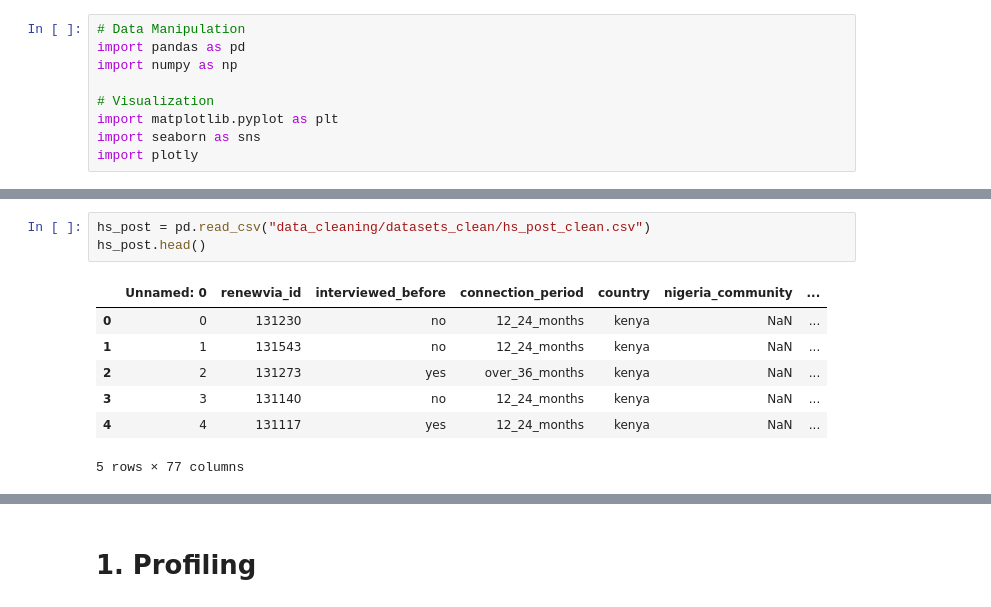
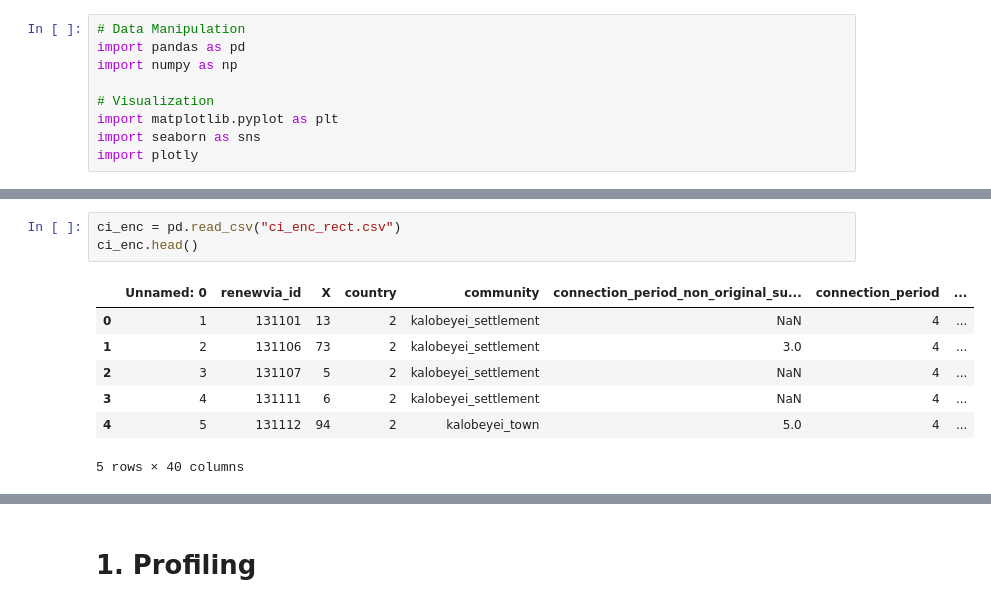
Before and after one commit to Renewvia-Energy/survey_impact_analysis, a Jupyter notebook: eda.ipynb, the cells around one changed output, grey strips where cells are left out. Saved outputs shown, nothing was run; the diff lists cells and outputs as text.

```diff
--- a/eda.ipynb
+++ b/eda.ipynb
@@ -21,11 +47,11 @@ initial.head()
 # %%
-hs_post = pd.read_csv("data_cleaning/datasets_clean/hs_post_clean.csv")
-hs_post.head()
+ci_enc = pd.read_csv("ci_enc_rect.csv")
+ci_enc.head()
 # %% [output]
-|  | Unnamed: 0 | renewvia_id | interviewed_before | connection_period | country | nigeria_community | ... |
-| 0 | 0 | 131230 | no | 12_24_months | kenya | NaN | ... |
-| 1 | 1 | 131543 | no | 12_24_months | kenya | NaN | ... |
-| 2 | 2 | 131273 | yes | over_36_months | kenya | NaN | ... |
-| 3 | 3 | 131140 | no | 12_24_months | kenya | NaN | ... |
-| 4 | 4 | 131117 | yes | 12_24_months | kenya | NaN | ... |
+|  | Unnamed: 0 | renewvia_id | X | country | community | connection_period_non_original_su... | connection_period | ... |
+| 0 | 1 | 131101 | 13 | 2 | kalobeyei_settlement | NaN | 4 | ... |
+| 1 | 2 | 131106 | 73 | 2 | kalobeyei_settlement | 3.0 | 4 | ... |
+| 2 | 3 | 131107 | 5 | 2 | kalobeyei_settlement | NaN | 4 | ... |
+| 3 | 4 | 131111 | 6 | 2 | kalobeyei_settlement | NaN | 4 | ... |
+| 4 | 5 | 131112 | 94 | 2 | kalobeyei_town | 5.0 | 4 | ... |
-5 rows × 77 columns
+5 rows × 40 columns
```
Also changed, not shown: parts of 13 cells of this notebook, 41 other files.
